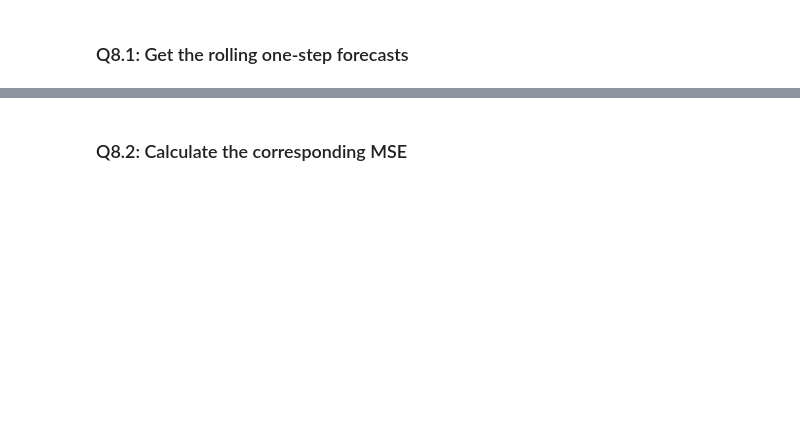
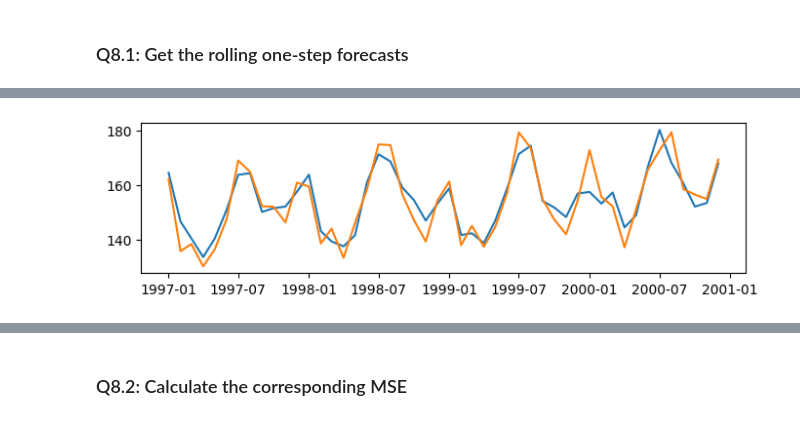
Before and after one commit to DarynaP/batch6-workspace, a Jupyter notebook: S03 - Time Series/BLU05 - Classical Time Series Models/Exercise notebook.ipynb, the cells around one changed output, grey strips where cells are left out. Drawn from its saved outputs; the diff is of its cells as text; code cells hidden in the pictures; blank space fills up the shorter version.

```diff
--- a/S03 - Time Series/BLU05 - Classical Time Series Models/Exercise notebook.ipynb
+++ b/S03 - Time Series/BLU05 - Classical Time Series Models/Exercise notebook.ipynb
@@ -241,10 +259,11 @@ print(mse)
 # Don't forget to fit your sarimax model again
 # You will need to make a for loop that updates the model
 
-# sarimax_forecast_one_step_refit = []
-# sarimax.fit(emissions_train_log)
-# emissions_test_logged =
-# Update loop
+sarimax_forecast_one_step_refit = []
+sarimax.fit(emissions_train_log)
+emissions_test_logged = np.log(emissions_test)
 
-# YOUR CODE HERE
-raise NotImplementedError()
+for i in np.arange(0,48):
+    next_step_forecast = sarimax.predict(1)[0]
+    sarimax_forecast_one_step_refit.append(next_step_forecast)
+    sarimax = sarimax.update(emissions_test_logged[i:i+1])
@@ -299,5 +341,15 @@ plt.title('Monthly coal consumption');
 # means we need to have an update loop where we also include the new values of the exogenous data
 # (similar to what was done in Q7.1).
 
-# YOUR CODE HERE
-raise NotImplementedError()
+sarimax.fit(emissions_train_log, exog_train)
+emissions_test_logged = np.log(emissions_test)
+
+sarimax_forecast_one_step_refit = []
+
+
+for i in np.arange(0,48):
+    next_step_forecast_exog = sarimax.predict(1, exog_test[:1])[0]
+    sarimax_forecast_one_step_refit.append(next_step_forecast_exog)
+    sarimax = sarimax.update(emissions_test_logged[i:i+1], exog_test[i:i+1])
+
+sarimax_forecast_one_step_refit
@@ -304,3 +374,10 @@ raise NotImplementedError()
+# %%
+fig = plt.figure(figsize=(8, 2))
+plt.plot(emissions_test_logged.index, np.exp(sarimax_forecast_one_step_refit), label='multi-step')
+plt.plot(np.exp(emissions_test_logged), label='original')
+plt.show();
+# %% [output]
+[figure, added]
 # %%
 expected_hash = 'acb1cf9da851c0c91595a3c6f68cc4669dbcb9d23dde524100b656376e1de214'
 assert hashlib.sha256(str(np.round(sarimax_forecast_one_step_refit,1)).encode()).hexdigest() == expected_hash
```
Also changed, not shown: parts of 18 cells of this notebook.
